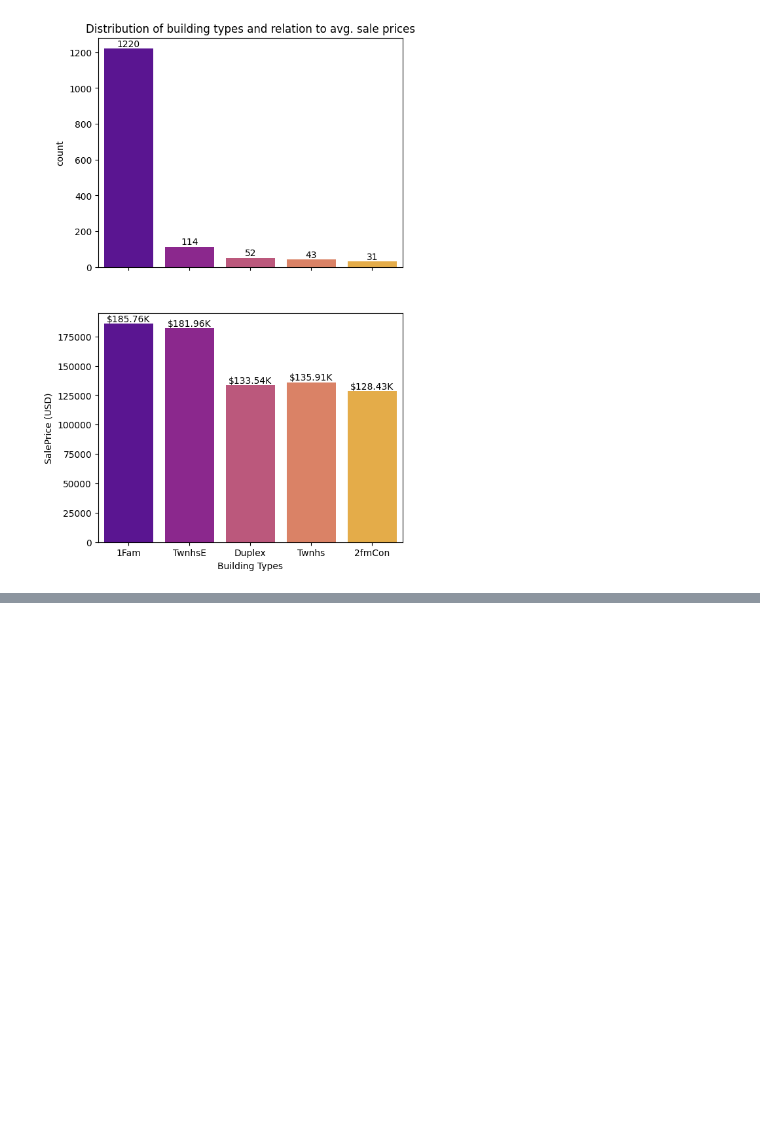
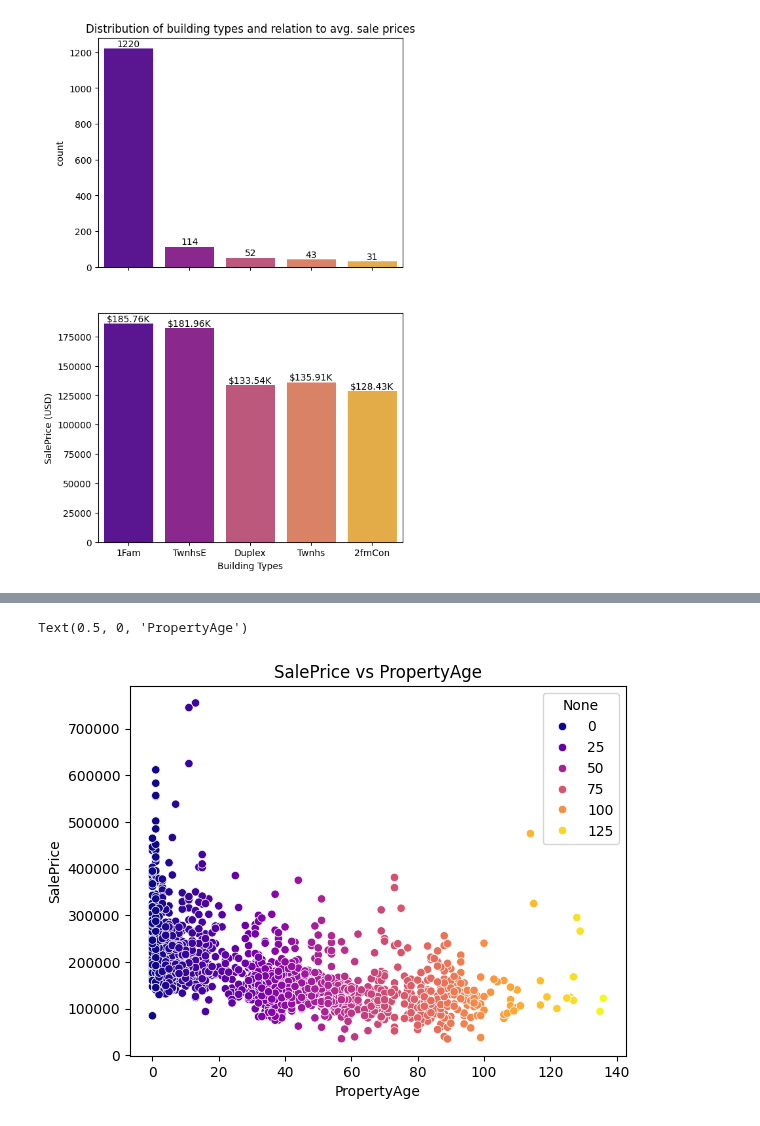
Before and after one commit to huanrafa/ProjectPracticing, a Jupyter notebook: 2023_10(2) House Prices - Advanced Regression Techniques/House prices (self-practice).ipynb, the cells around one changed output, grey strips where cells are left out. Cells and saved outputs as stored; diff of their text form; code cells hidden in the pictures; blank space fills up the shorter version.

```diff
--- a/2023_10(2) House Prices - Advanced Regression Techniques/House prices (self-practice).ipynb
+++ b/2023_10(2) House Prices - Advanced Regression Techniques/House prices (self-practice).ipynb
@@ -370,0 +425,11 @@ Passing `palette` without assigning `hue` is deprecated and will be removed in v
+# %%
+#5. SalePrice vs. PropertyAge:
+fig, ax = plt.subplots()
+
+PropertyAge = df['YrSold'] - df['YearBuilt']
+PropertyAge_SP = sns.scatterplot(x=PropertyAge, y=df['SalePrice'], hue=PropertyAge ,palette='plasma', ax=ax)
+ax.set_title('SalePrice vs PropertyAge')
+ax.set_xlabel('PropertyAge')
+# %% [output]
+Text(0.5, 0, 'PropertyAge')
+[figure, added]
```
Also changed, not shown: parts of 5 cells of this notebook, 1 other file.
